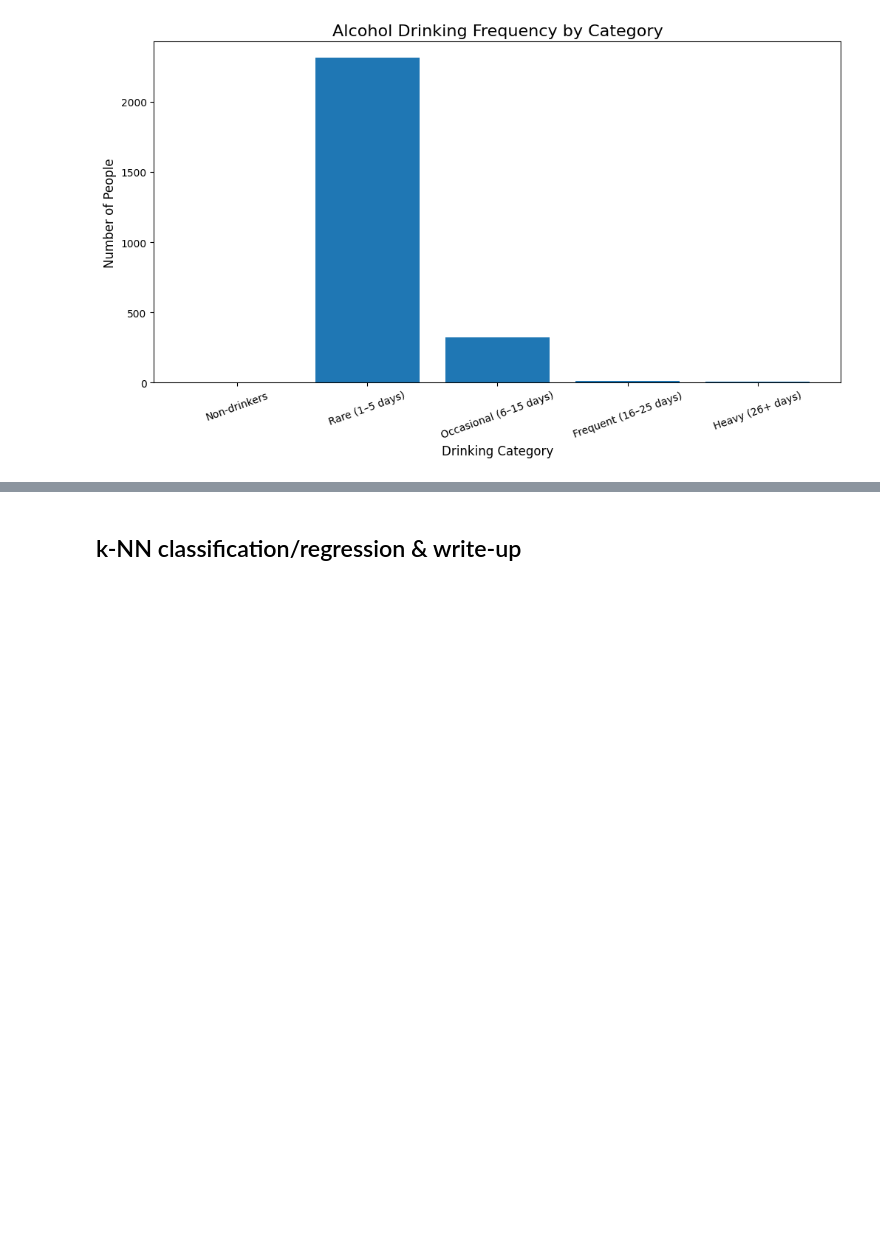
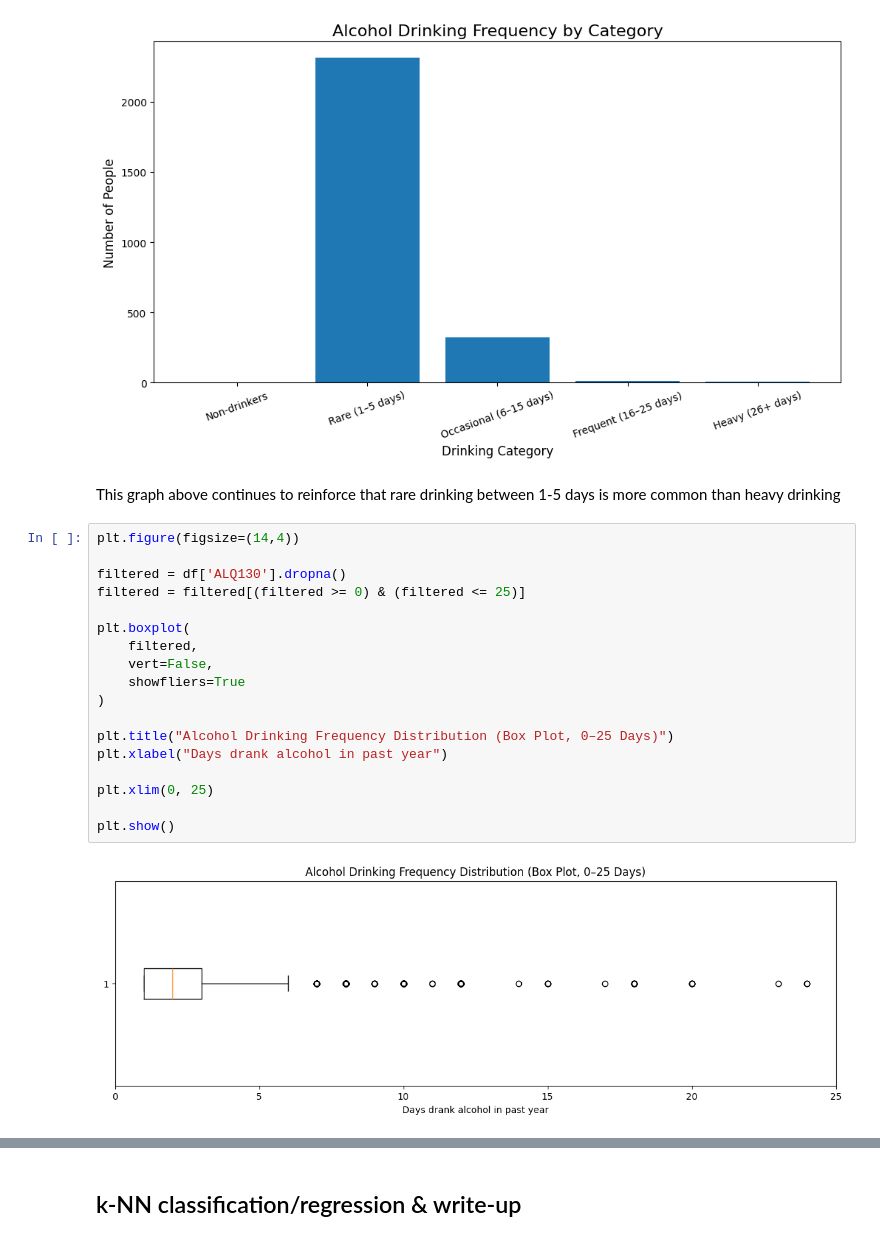
Before and after one commit to clairicelou/project_1_bsds, a Jupyter notebook: Project1_DS3021.ipynb, the cells around one changed output, grey strips where cells are left out. Cells and saved outputs as stored; diff of their text form; blank space fills up the shorter version.

```diff
--- a/Project1_DS3021.ipynb
+++ b/Project1_DS3021.ipynb
@@ -204,3 +197,25 @@ plt.xticks(rotation=20)
 plt.show()
 # %% [output]
 [figure]
+# %% [markdown]
+This graph above continues to reinforce that rare drinking between 1-5 days is more common than heavy drinking
+# %%
+plt.figure(figsize=(14,4))
+
+filtered = df['ALQ130'].dropna()
+filtered = filtered[(filtered >= 0) & (filtered <= 25)]
+
+plt.boxplot(
+    filtered,
+    vert=False,
+    showfliers=True
+)
+
+plt.title("Alcohol Drinking Frequency Distribution (Box Plot, 0–25 Days)")
+plt.xlabel("Days drank alcohol in past year")
+
+plt.xlim(0, 25)
+
+plt.show()
+# %% [output]
+[figure, added]
```
Also changed, not shown: parts of 15 cells of this notebook.
